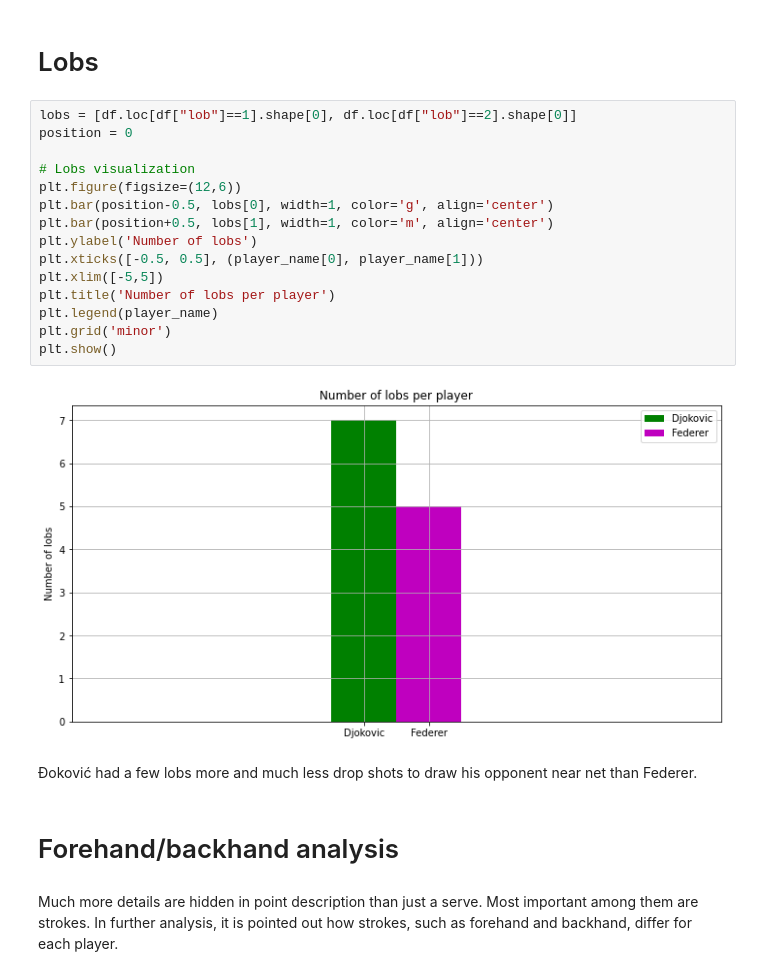
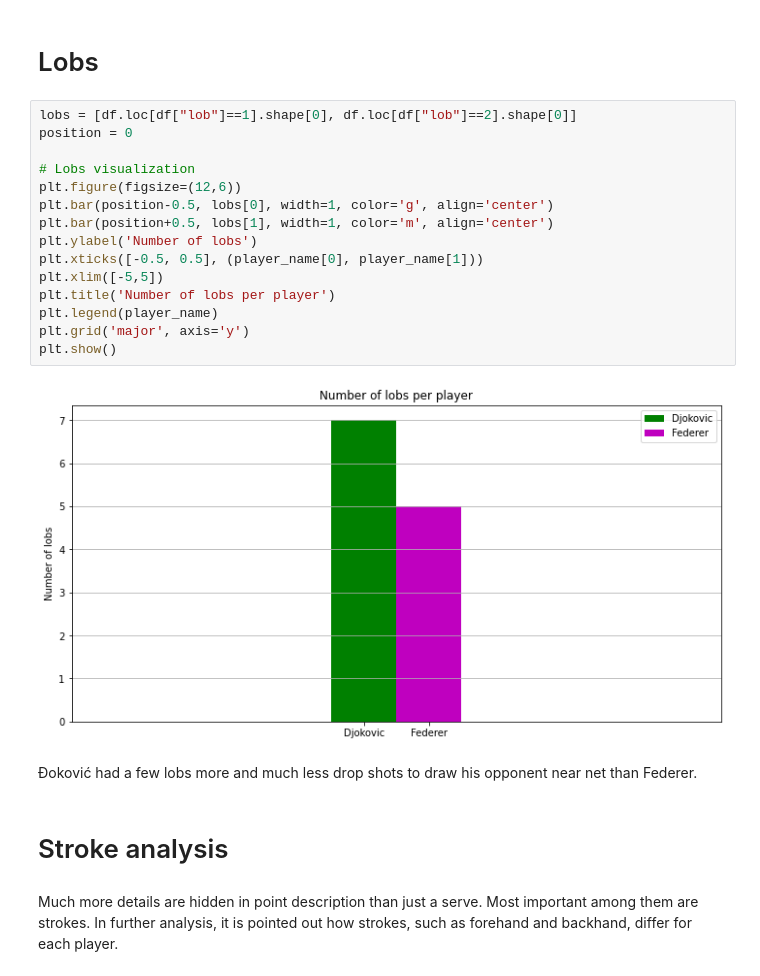
Before and after one commit to m-grbic/Foundley-Project, a Jupyter notebook: Tennis.ipynb, the cells around one changed output. Saved outputs shown, nothing was run; the diff lists cells and outputs as text.

```diff
--- a/Tennis.ipynb
+++ b/Tennis.ipynb
@@ -613,24 +613,24 @@ As we analyse just one match, it cannot be said if Đoković is not a drop shot
 # %%
 lobs = [df.loc[df["lob"]==1].shape[0], df.loc[df["lob"]==2].shape[0]]
 position = 0
 
 # Lobs visualization
 plt.figure(figsize=(12,6))
 plt.bar(position-0.5, lobs[0], width=1, color='g', align='center')
 plt.bar(position+0.5, lobs[1], width=1, color='m', align='center')
 plt.ylabel('Number of lobs')
 plt.xticks([-0.5, 0.5], (player_name[0], player_name[1]))
 plt.xlim([-5,5])
 plt.title('Number of lobs per player')
 plt.legend(player_name)
-plt.grid('minor')
+plt.grid('major', axis='y')
 plt.show()
 # %% [output]
-[figure, old version]
+[figure, new version]
 # %% [markdown]
 Đoković had a few lobs more and much less drop shots to draw his opponent near net than Federer.
 # %% [markdown]
-# Forehand/backhand analysis
+# Stroke analysis
 # %% [markdown]
 Much more details are hidden in point description than just a serve. Most important among them are strokes. In further analysis, it is pointed out how strokes, such as forehand and backhand, differ for each player.
 # %%
```
Also changed, not shown: parts of 5 cells of this notebook.
